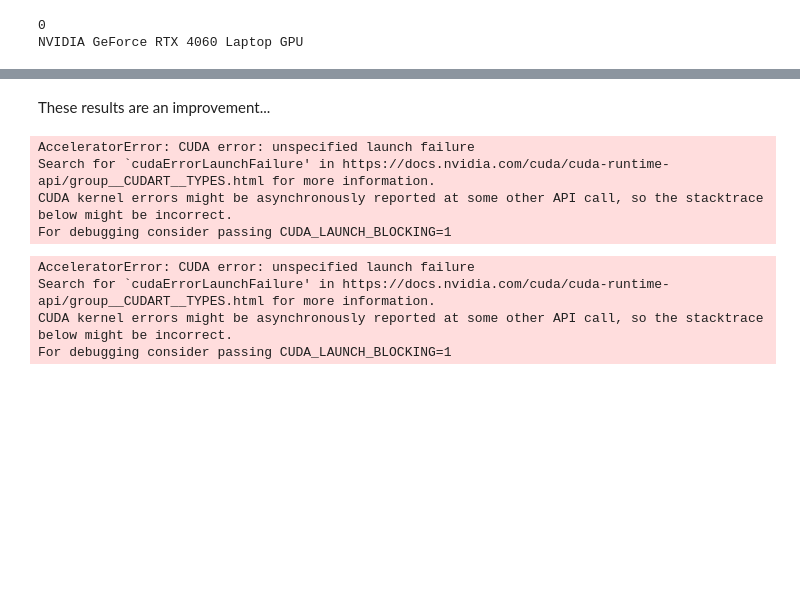
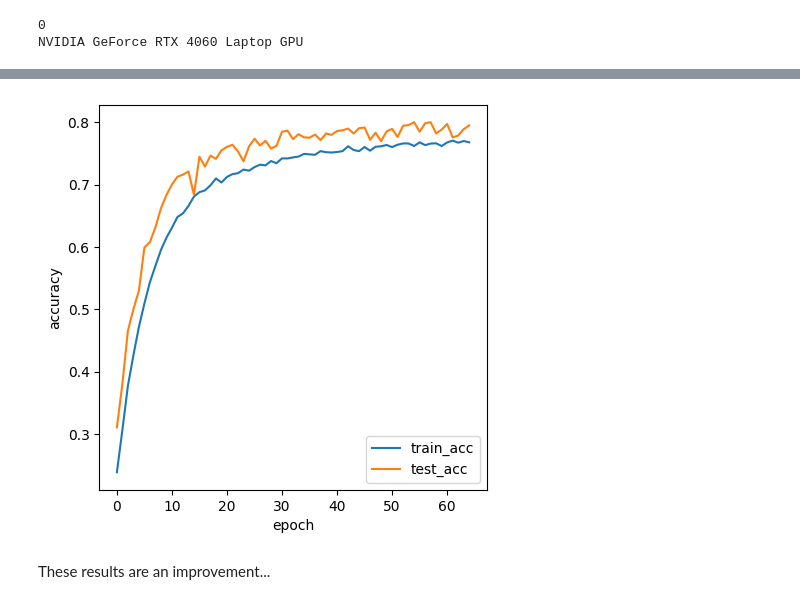
Before and after one commit to B-Ruggles/CW_2_2105755, a Jupyter notebook: py/Q3/main_q3.ipynb, the cells around one changed output, grey strips where cells are left out. Drawn from its saved outputs; the diff is of its cells as text; code cells hidden in the pictures; blank space fills up the shorter version.

```diff
--- a/py/Q3/main_q3.ipynb
+++ b/py/Q3/main_q3.ipynb
@@ -76,18 +78,21 @@ class Galaxy_CNN(nn.Module):
 
         self.pool = nn.MaxPool2d(2, 2)
         #dropout is a way of 'turning off' some nodes temporarily, to prevent overfitting
-        self.dropout = nn.Dropout(0.4)
+        self.dropout = nn.Dropout(0.5)
+        #Adaptive pooling layer to reduce to a specific size
+        self.gap = nn.AdaptiveAvgPool2d(2)
         # fully connected final layer
-        self.lin = nn.Linear(inCH*16**2, nCL)
+        self.lin = nn.Linear(inCH*4, nCL)
 
     def forward(self, x):
         # The forward section passes the batch through the graph
         x = self.pool(F.relu(self.bn1(self.conv1(x))))# conv1 -> batchnorm -> relu -> pooling
         x = self.pool(F.relu(self.bn2(self.conv2(x))))# conv2 -> batchnorm -> relu -> pooling
         x = self.pool(F.relu(self.bn3(self.conv3(x))))# conv3 -> batchnorm -> relu -> pooling
-        x = self.dropout(x)
+        x = self.gap(x)
         #change shpae of tensor for linear layer (batch size,total features)
         x = x.view(x.size(0), -1)
+        x = self.dropout(x)
         x = self.lin(x)
         return x
 # %% [markdown]
@@ -192,12 +217,12 @@ test_ds  = TensorDataset(xtst, ytst)
 
 #create train and test loaders for training
 train_loader = DataLoader(
-    train_ds, batch_size=5, shuffle=True,
+    train_ds, batch_size=6, shuffle=True,
     num_workers=4, pin_memory=True
 )
 
 test_loader  = DataLoader(
-    test_ds, batch_size=5, shuffle=False,
+    test_ds, batch_size=6, shuffle=False,
     num_workers=4, pin_memory=True
 )
 # %%
@@ -207,7 +232,6 @@ num_classes = len(labels.unique())
 device = torch.device("cuda" if torch.cuda.is_available() else "cpu")
 #The network model
 model = Galaxy_CNN(128,num_classes).to(device)
-
 ''' The criterion is the loss function, in this case we are using cross entropy.
 This function asigns probabilities to each catagory, for example [0,1,0,0...] might be
 a spiral galaxy. Cross entropy then measures how close the outputs are to this true
@@ -220,6 +244,9 @@ optimizer = torch.optim.Adam(model.parameters(),lr=10**-3,weight_decay=1e-4)
 mean_tensor = mean.view(1,3,1,1).to(device)
 std_tensor = std.view(1,3,1,1).to(device)
 
+#learning rate scheduler, learning rate decreases by 50% every 15 epochs.
+scheduler = optim.lr_scheduler.StepLR(optimizer,step_size=15,gamma=0.5)
+
 
 print(torch.cuda.current_device())
 print(torch.cuda.get_device_name(0))
@@ -231,6 +258,6 @@ NVIDIA GeForce RTX 4060 Laptop GPU
 train(model, train_loader,test_loader,
       mean_tensor,std_tensor,
       criterion,
-      optimizer, device,
+      optimizer,scheduler, device,
       n_epoch=70)
 # %% [output]
@@ -243,2 +281,3 @@ Epoch 3/70 Train loss: 1.3851  Train acc: 0.502  Test acc: 0.564
+[figure, added]
 # %% [markdown]
 These results are an improvement...
@@ -278,20 +283,0 @@ class Galaxy_CNN_adaptive(nn.Module):
-# %%
-model_adpt = Galaxy_CNN_adaptive(128,num_classes).to(device)
-optimizer = torch.optim.Adam(model_adpt.parameters(),lr=10**-3,weight_decay=1e-4)
-# %% [output]
-AcceleratorError: CUDA error: unspecified launch failure
-Search for `cudaErrorLaunchFailure' in https://docs.nvidia.com/cuda/cuda-runtime-api/group__CUDART__TYPES.html for more information.
-CUDA kernel errors might be asynchronously reported at some other API call, so the stacktrace below might be incorrect.
-For debugging consider passing CUDA_LAUNCH_BLOCKING=1
-# %%
-# begin training
-train(model_adpt, train_loader,test_loader,
-      mean_tensor,std_tensor,
-      criterion,
-      optimizer, device,
-      n_epoch=70)
-# %% [output]
-AcceleratorError: CUDA error: unspecified launch failure
-Search for `cudaErrorLaunchFailure' in https://docs.nvidia.com/cuda/cuda-runtime-api/group__CUDART__TYPES.html for more information.
-CUDA kernel errors might be asynchronously reported at some other API call, so the stacktrace below might be incorrect.
-For debugging consider passing CUDA_LAUNCH_BLOCKING=1
```
Also changed, not shown: parts of 4 cells of this notebook.
